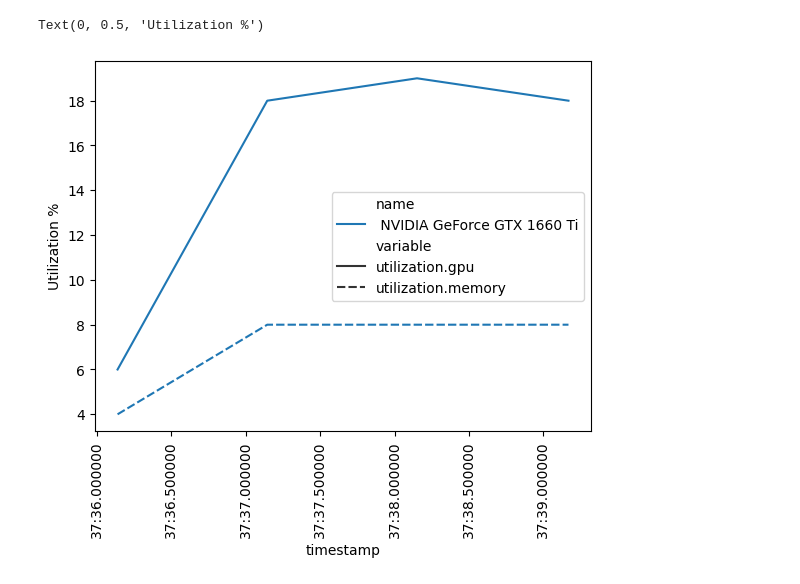
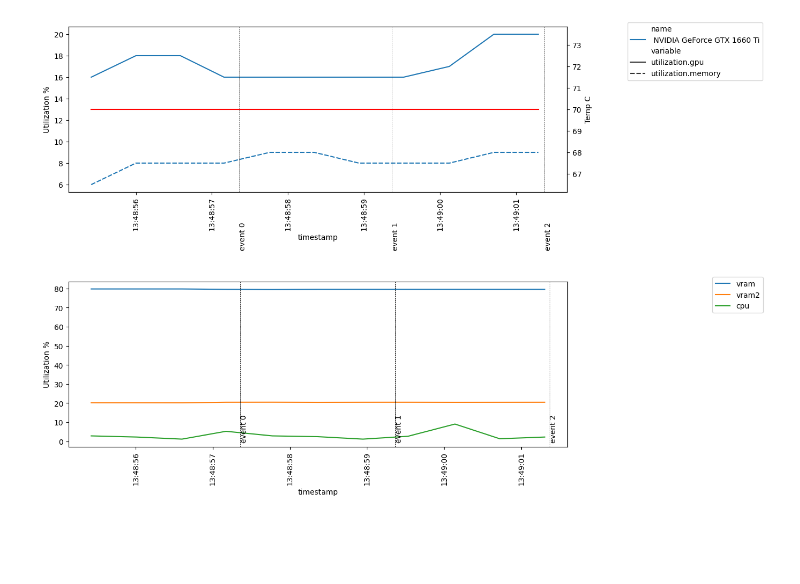
Before and after one commit to nate-russell/dev-kit, a Jupyter notebook: devkit/ml/gpu_cpu_tutorial.ipynb, the cells around one changed output. Saved outputs shown, nothing was run; the diff lists cells and outputs as text; code cells hidden in the pictures; blank space fills up the shorter version.

```diff
--- a/devkit/ml/gpu_cpu_tutorial.ipynb
+++ b/devkit/ml/gpu_cpu_tutorial.ipynb
@@ -43,7 +6,0 @@ dfm
-# %%
-sns.lineplot(x="timestamp", y="value",style='variable',hue="name",data=dfm)
-plt.xticks(rotation=90)
-plt.ylabel('Utilization %')
-# %% [output]
-Text(0, 0.5, 'Utilization %')
-[figure, removed]
@@ -54,0 +7,16 @@ plt.show()
+# %%
+cglog = ComputeResourceLog(0.5)
+cglog.start()
+for i in range(3):
+    sleep(20)
+    cglog.log_event(f"event {i}")
+sleep(20)
+cglog.stop()
+# %%
+cglog.gpu_plot()
+# %% [output]
+[figure, added]
+# %%
+cglog.cpu_plot()
+# %% [output]
+[figure, added]
```
Also changed, not shown: parts of 6 cells of this notebook, 2 other files.
